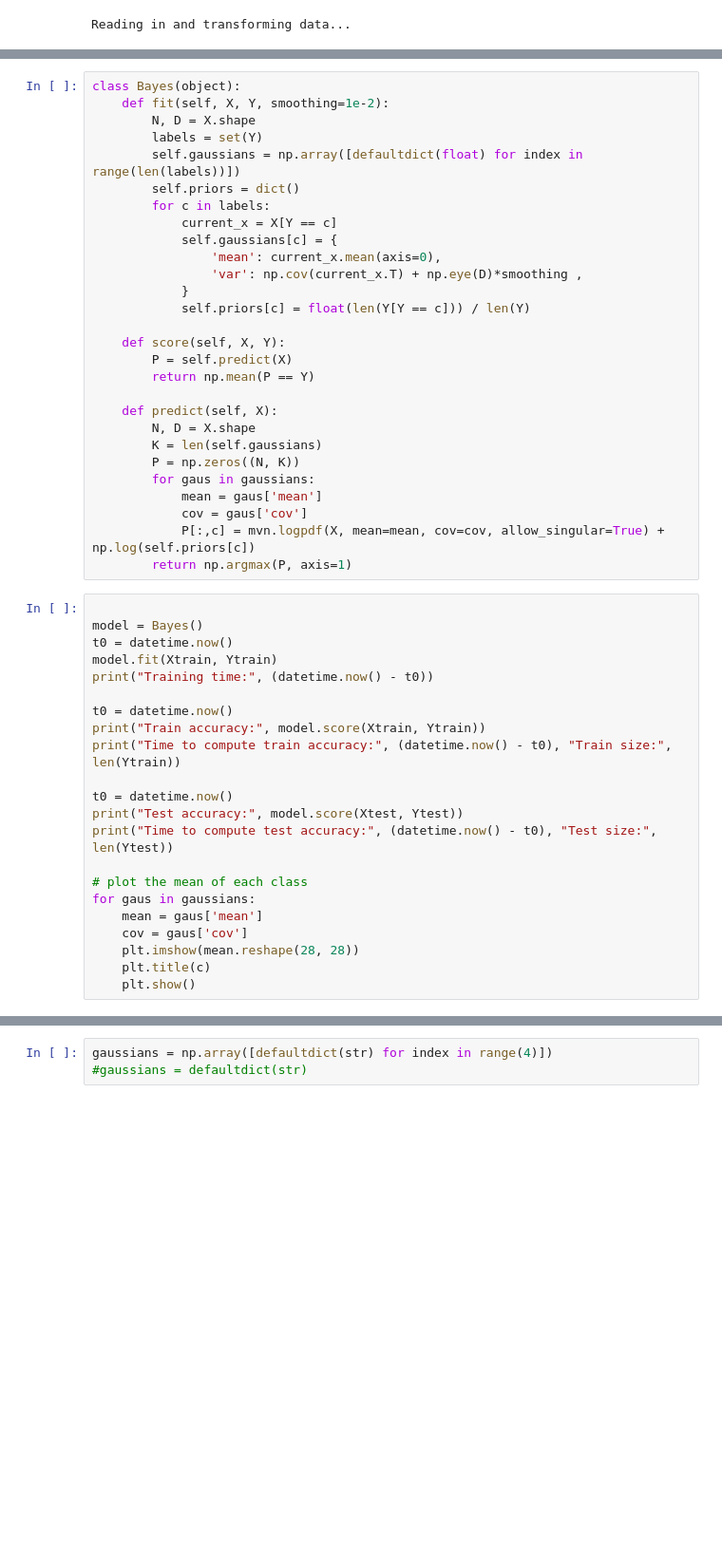
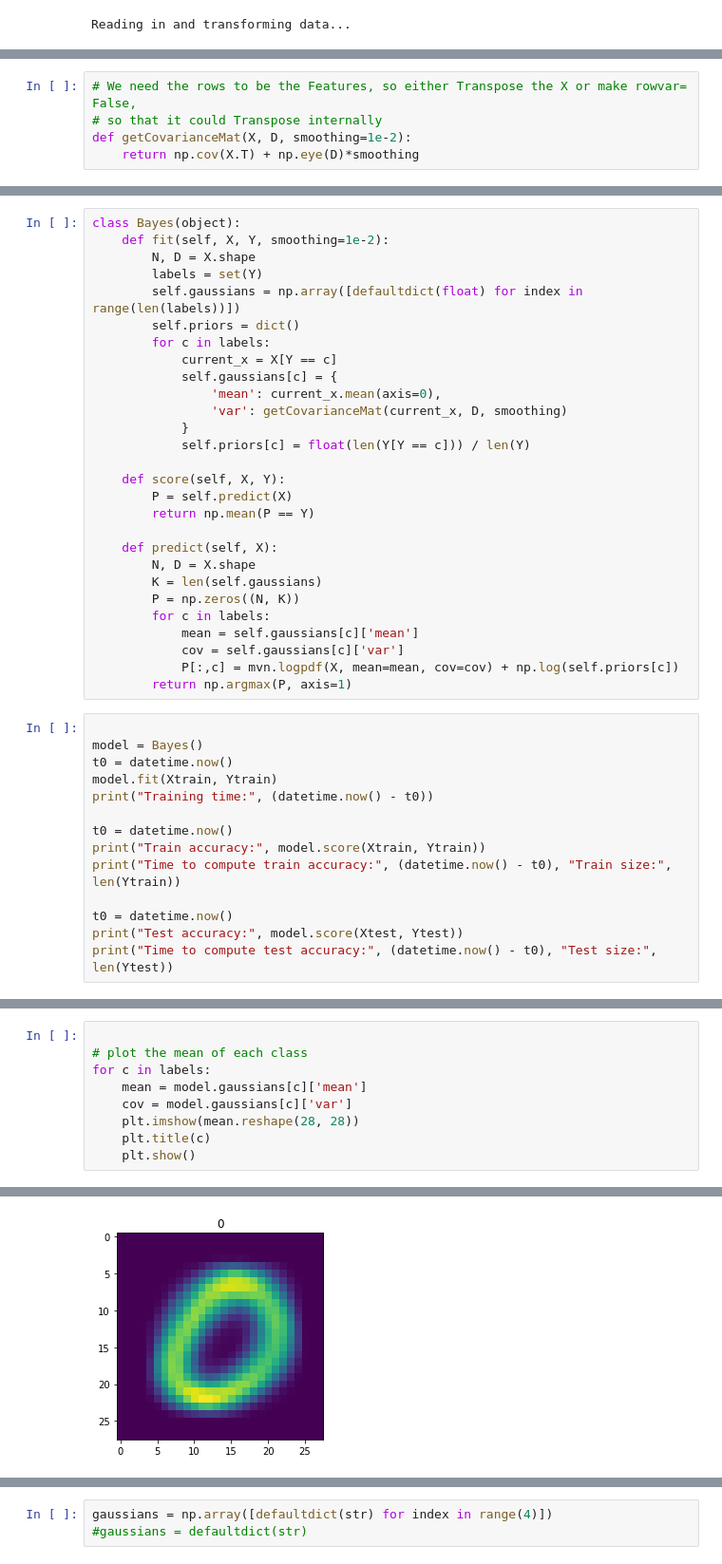
Before and after one commit to dhirajhimani/Jaskerat_ML_Course, a Jupyter notebook: Mnsit/MNSIT_Naive_Bayes.ipynb, the cells around one changed output, grey strips where cells are left out. Shown: that part at 95% size. Saved outputs shown, nothing was run; the diff lists cells and outputs as text; blank space fills up the shorter version.

```diff
--- a/Mnsit/MNSIT_Naive_Bayes.ipynb
+++ b/Mnsit/MNSIT_Naive_Bayes.ipynb
@@ -48,0 +44,5 @@ print(Ntrain)
+# %%
+# We need the rows to be the Features, so either Transpose the X or make rowvar= False,
+# so that it could Transpose internally
+def getCovarianceMat(X, D, smoothing=1e-2):
+    return np.cov(X.T) + np.eye(D)*smoothing
@@ -57,7 +94,7 @@ class Bayes(object):
             current_x = X[Y == c]
             self.gaussians[c] = {
                 'mean': current_x.mean(axis=0),
-                'var': np.cov(current_x.T) + np.eye(D)*smoothing ,
+                'var': getCovarianceMat(current_x, D, smoothing)
             }
             self.priors[c] = float(len(Y[Y == c])) / len(Y)
 
@@ -69,10 +106,10 @@ class Bayes(object):
         N, D = X.shape
         K = len(self.gaussians)
         P = np.zeros((N, K))
-        for gaus in gaussians:
-            mean = gaus['mean']
-            cov = gaus['cov']
-            P[:,c] = mvn.logpdf(X, mean=mean, cov=cov, allow_singular=True) + np.log(self.priors[c])
+        for c in labels:
+            mean = self.gaussians[c]['mean']
+            cov = self.gaussians[c]['var']
+            P[:,c] = mvn.logpdf(X, mean=mean, cov=cov) + np.log(self.priors[c])
         return np.argmax(P, axis=1)
 # %%
 
@@ -88,12 +125,4 @@ print("Time to compute train accuracy:", (datetime.now() - t0), "Train size:", l
 t0 = datetime.now()
 print("Test accuracy:", model.score(Xtest, Ytest))
 print("Time to compute test accuracy:", (datetime.now() - t0), "Test size:", len(Ytest))
-
-# plot the mean of each class
-for gaus in gaussians:
-    mean = gaus['mean']
-    cov = gaus['cov']
-    plt.imshow(mean.reshape(28, 28))
-    plt.title(c)
-    plt.show()
 # %% [output]
@@ -101,0 +134,10 @@ ValueError: shapes (5000,784) and (1,1) not aligned: 784 (dim 1) != 1 (dim 0)
+# %%
+
+# plot the mean of each class
+for c in labels:
+    mean = model.gaussians[c]['mean']
+    cov = model.gaussians[c]['var']
+    plt.imshow(mean.reshape(28, 28))
+    plt.title(c)
+    plt.show()
+# %% [output]
@@ -101,0 +146 @@ ValueError: shapes (5000,784) and (1,1) not aligned: 784 (dim 1) != 1 (dim 0)
+[figure, added]
```
Also changed, not shown: parts of 5 cells of this notebook.
